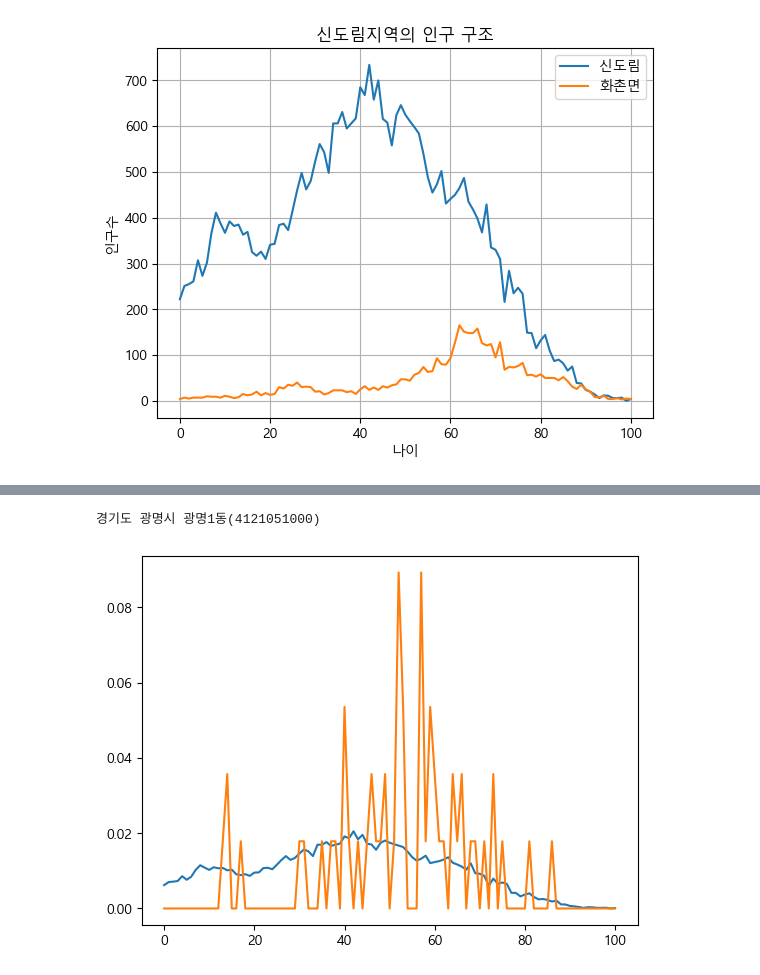
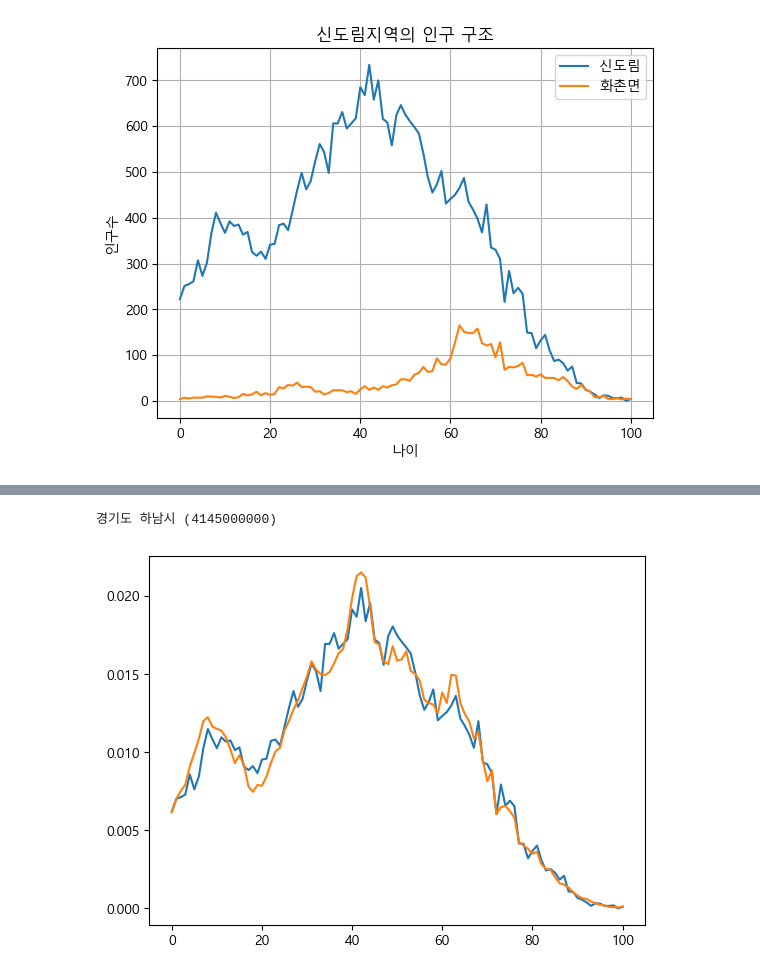
Before and after one commit to aaa0034213/2023-A-DA, a Jupyter notebook: week12-numpy-age-yhk.ipynb, the cells around one changed output, grey strips where cells are left out. Saved outputs shown, nothing was run; the diff lists cells and outputs as text; code cells hidden in the pictures.

```diff
--- a/week12-numpy-age-yhk.ipynb
+++ b/week12-numpy-age-yhk.ipynb
@@ -402,0 +405,37 @@ plt.show()
+# %%
+import csv
+import numpy as np
+import matplotlib.pyplot as plt
+
+f = open('age.csv', encoding='cp949')
+data = csv.reader(f)
+header = next(data)
+
+data = list(data)  #추가
+
+min_val = 1
+result_name = ''
+result = 0
+
+name = input('인구 구조가 알고 싶은 지역의 이름(읍면동 단위)을 입력해주세요 : ')
+for row in data :
+    for i in range(102):
+        row[i+2] = int(row[i+2].replace(',', ''))
+    if name in row[0] :
+        home = np.array(row[3:], dtype = int) / row[2]
+
+for row in data :
+    if name not in row[0] :
+        away = np.array(row[3:], dtype = int) / row[2]
+        s = np.sum((home - away) ** 2)
+        if s < min_val:
+            min_val = s
+            result_name = row[0]
+            result = away
+
+f.close()
+
+print(result_name)
+plt.plot(home)
+plt.plot(result)
+plt.show()
@@ -407,7 +449,6 @@ import matplotlib.pyplot as plt
 
 f = open('age.csv', encoding='cp949')
 data= csv.reader(f)
-
 header= next(data)
 
 data=list(data)
@@ -415,39 +456,37 @@ data=list(data)
 min_val=1
 result_name=''
 result=0
 
 name= input('인구 구조 알고 싶은 지역이름(읍면동)단위를 입력:')
-
-
 
 for row in data:
     for i in range(102):
         row[i+2]= int(row[i+2].replace(',',""))
     if name in row[0]:
         home = np.array(row[3:],dtype=int)/row[2]
 
 for row in data:
     if row[2] ==0:
         continue
 
 for row in data:
     if name not in row[0]:
-        away = np.array(row[3:],dtype=int) / row[2]
-    s= np.sum((home-away**2))
+        away= np.array(row[3:],dtype=int) / row[2]
+    s= np.sum((home-away)**2)
     if s < min_val:
         min_val= s
         result_name = row[0]
         result = away
 
 f.close()
 
 print(result_name)
 plt.plot(home)
 plt.plot(result)
 plt.show()
 # %% [output]
-경기도 광명시 광명1동(4121051000)
+경기도 하남시 (4145000000)
-[figure, old version]
+[figure, new version]
 # %%
 19,20,30,31 (30,31)
 
```
Also changed, not shown: parts of 6 cells of this notebook, 1 other file.
